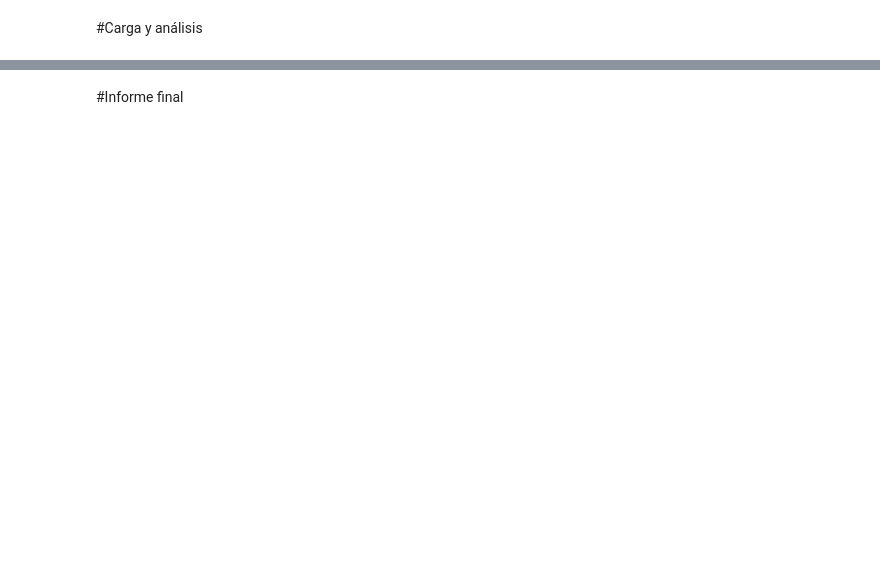
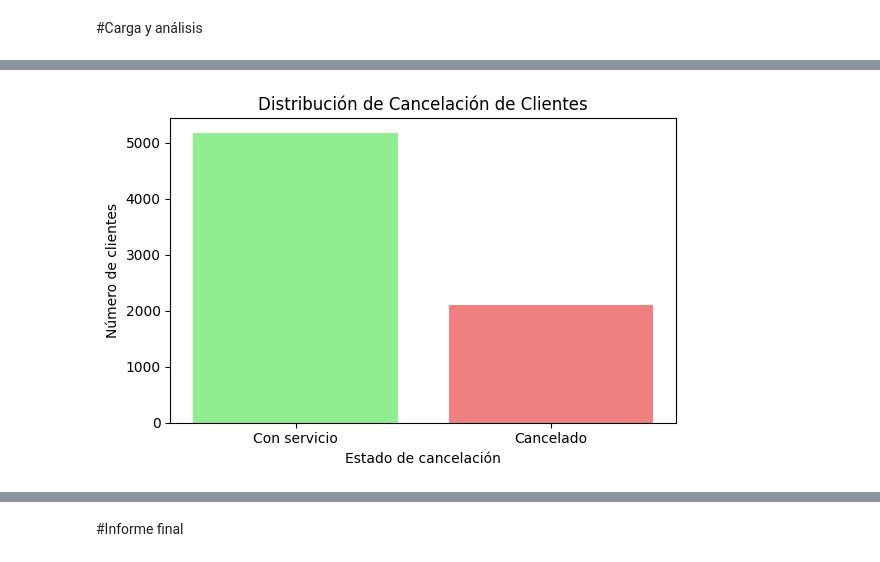
Before and after one commit to HadLe8/Challenge_TelecomX, a Jupyter notebook: Challenge_TelecomX.ipynb, the cells around one changed output, grey strips where cells are left out. Saved outputs shown, nothing was run; the diff lists cells and outputs as text; code cells hidden in the pictures; blank space fills up the shorter version.

```diff
--- a/Challenge_TelecomX.ipynb
+++ b/Challenge_TelecomX.ipynb
@@ -424,2 +388,0 @@ dtype: int64
-# %%
-df=df.replace({'Yes':' Si', 'Female':'Femenino', 'Male':'Masculino',})
@@ -441,0 +417,14 @@ df.to_csv('DF_tratado.csv',index=False)
+# %%
+#Reemplazar textos
+df.replace({
+        'Bank transfer (automatic)': 'Transferencia bancaria (automatica)',
+        'Credit card (automatic)': 'Tarjeta de credito (automatica)',
+        'Electronic check': 'Cheque electronico',
+        'Fiber optic': 'Fibra optica',
+        'Mailed check': 'Cheque por correo',
+        'Month-to-month': 'Mes a mes',
+        'No internet service': 'Sin servicio de internet',
+        'No phone service': 'Sin servicio telefonico',
+        'One year': 'Un año',
+        'Two year': 'Dos años',
+        'Yes': 'Si','Female':'Femenino', 'Male':'Masculino'},inplace=True)
@@ -443,0 +454,5 @@ df.to_csv('DF_tratado.csv',index=False)
+# %%
+#Datos cancelacion
+cancelacion=df['Cancelacion'].value_counts()
+
+cancelacion
@@ -443,0 +465,18 @@ df.to_csv('DF_tratado.csv',index=False)
+# %%
+#Datos
+etiquetas = ['Con servicio','Cancelado']
+colores=[ '#90EE90','#F08080']
+
+
+# Crear gráfico de barras
+plt.figure(figsize=(6, 4))
+plt.bar(etiquetas, cancelacion, color=colores)
+plt.title('Distribución de Cancelación de Clientes')
+plt.ylabel('Número de clientes')
+plt.xlabel('Estado de cancelación')
+
+#Mostar el gráfico
+plt.tight_layout()
+plt.show()
+# %% [output]
+[figure, added]
```
Also changed, not shown: parts of 46 cells of this notebook.
